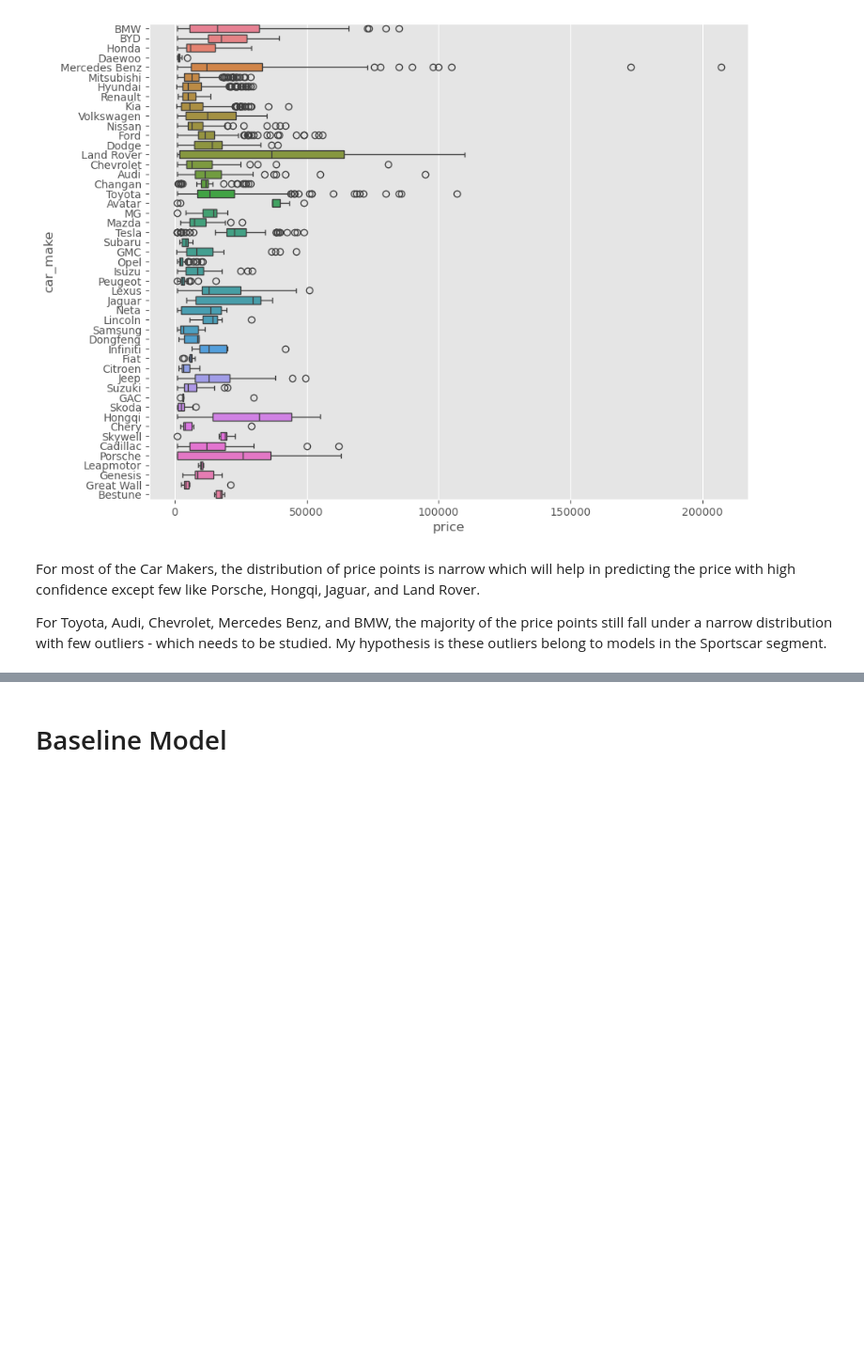
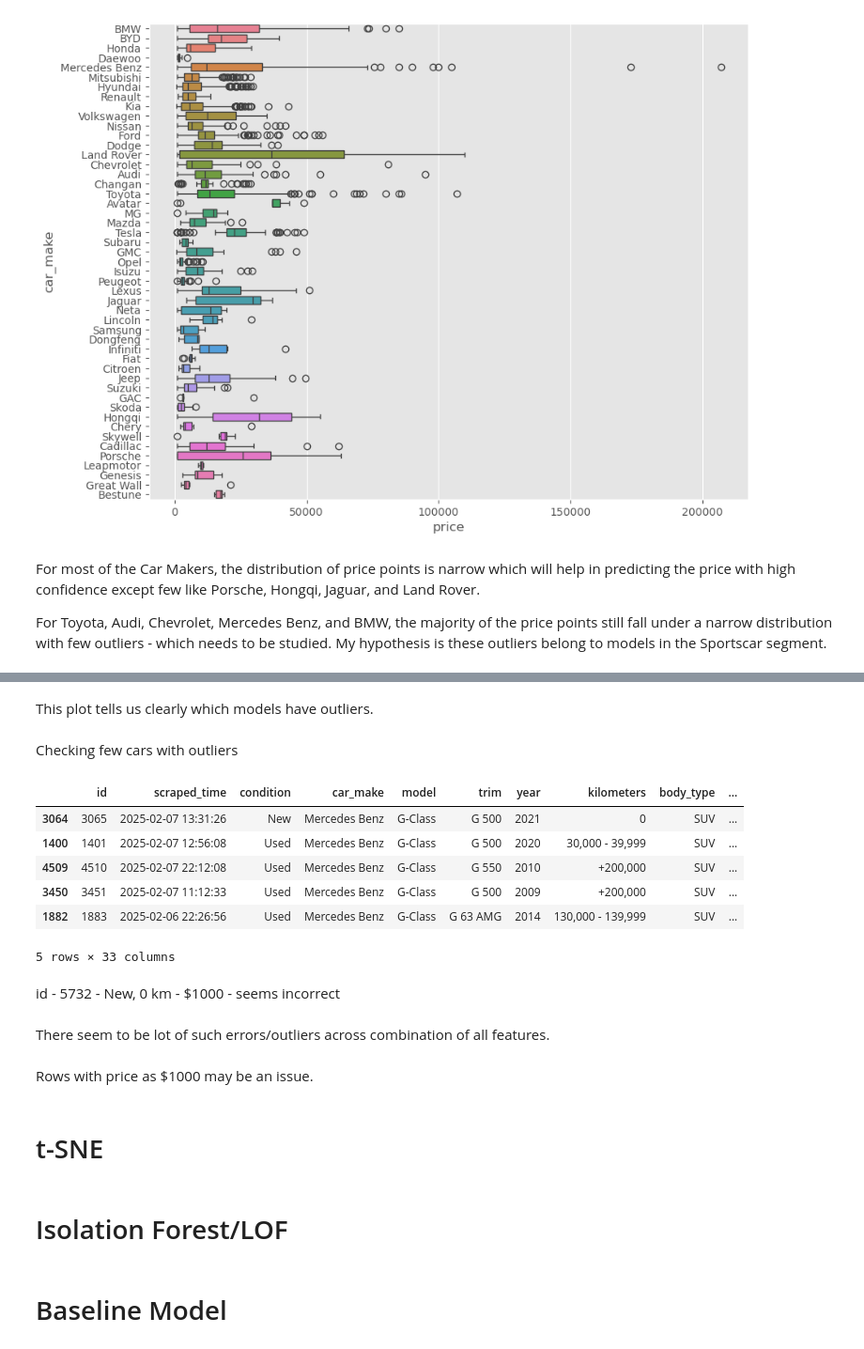
Before and after one commit to abhaykukade/Car-Price-Prediction, a Jupyter notebook: model_evaluation_v2.ipynb, the cells around one changed output, grey strips where cells are left out. Shown at 94% size. Saved outputs shown, nothing was run; the diff lists cells and outputs as text; code cells hidden in the pictures; blank space fills up the shorter version.

```diff
--- a/model_evaluation_v2.ipynb
+++ b/model_evaluation_v2.ipynb
@@ -169,3 +184,29 @@ For Toyota, Audi, Chevrolet, Mercedes Benz, and BMW, the majority of the price p
+# %% [markdown]
+This plot tells us clearly which models have outliers.
+# %% [markdown]
+Checking few cars with outliers
+# %%
+# train_df[train_df['model']=='Tahoe']
+# train_df[train_df['model']=='Land Cruiser'].sort_values(by='price', ascending=False)
+train_df[train_df['model']=='G-Class'].sort_values(by='price', ascending=False)
+# %% [output]
+|  | id | scraped_time | condition | car_make | model | trim | year | kilometers | body_type | ... |
+| 3064 | 3065 | 2025-02-07 13:31:26 | New | Mercedes Benz | G-Class | G 500 | 2021 | 0 | SUV | ... |
+| 1400 | 1401 | 2025-02-07 12:56:08 | Used | Mercedes Benz | G-Class | G 500 | 2020 | 30,000 - 39,999 | SUV | ... |
+| 4509 | 4510 | 2025-02-07 22:12:08 | Used | Mercedes Benz | G-Class | G 550 | 2010 | +200,000 | SUV | ... |
+| 3450 | 3451 | 2025-02-07 11:12:33 | Used | Mercedes Benz | G-Class | G 500 | 2009 | +200,000 | SUV | ... |
+| 1882 | 1883 | 2025-02-06 22:26:56 | Used | Mercedes Benz | G-Class | G 63 AMG | 2014 | 130,000 - 139,999 | SUV | ... |
+5 rows × 33 columns
+# %% [markdown]
+id - 5732 - New, 0 km - $1000 - seems incorrect
+# %% [markdown]
+There seem to be lot of such errors/outliers across combination of all features.
+# %% [markdown]
+Rows with price as $1000 may be an issue.
+# %% [markdown]
+# t-SNE
+# %% [markdown]
+# Isolation Forest/LOF
 # %% [markdown]
 # Baseline Model
 # %% [markdown]
```
Also changed, not shown: parts of 5 cells of this notebook.
